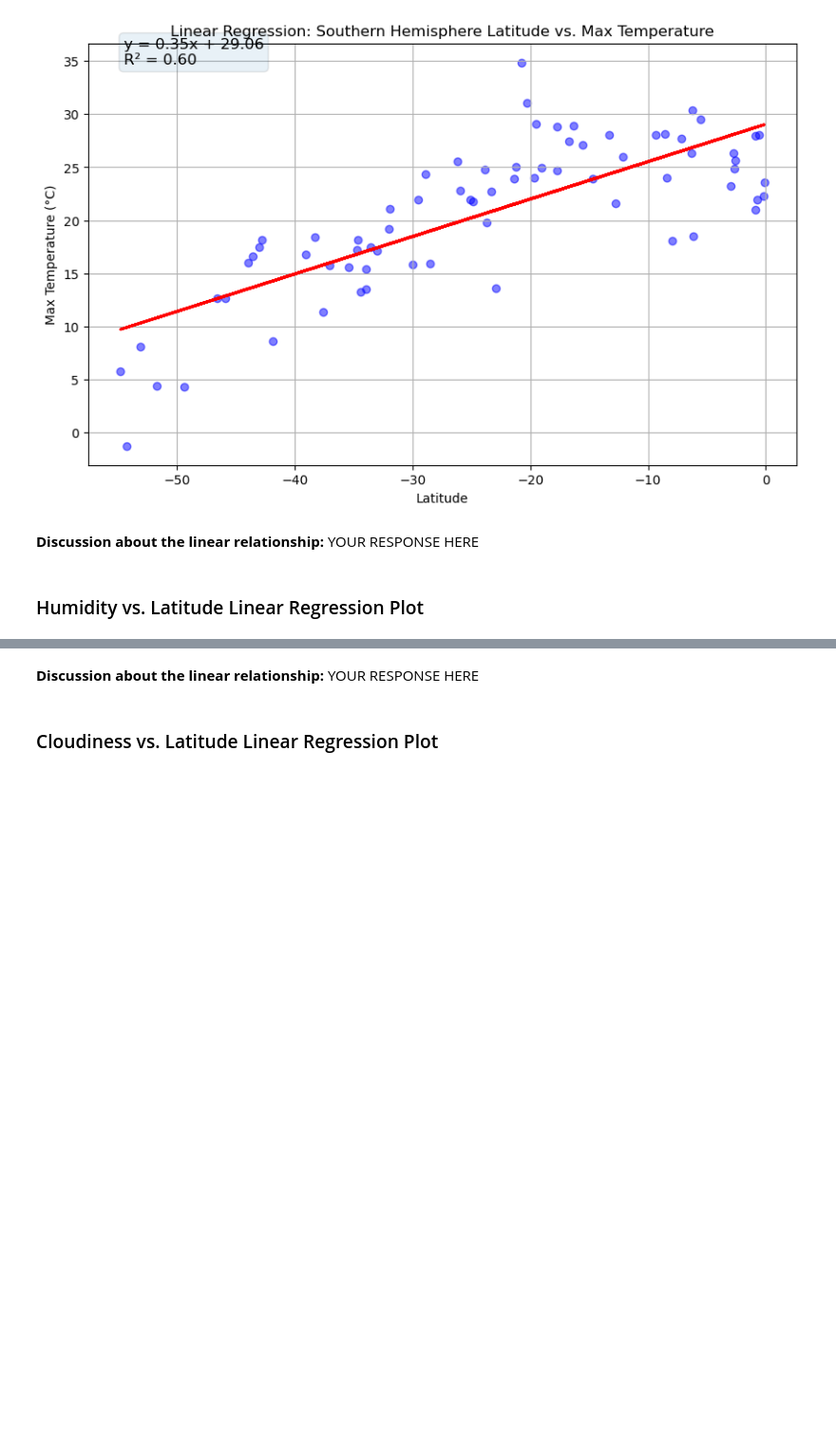
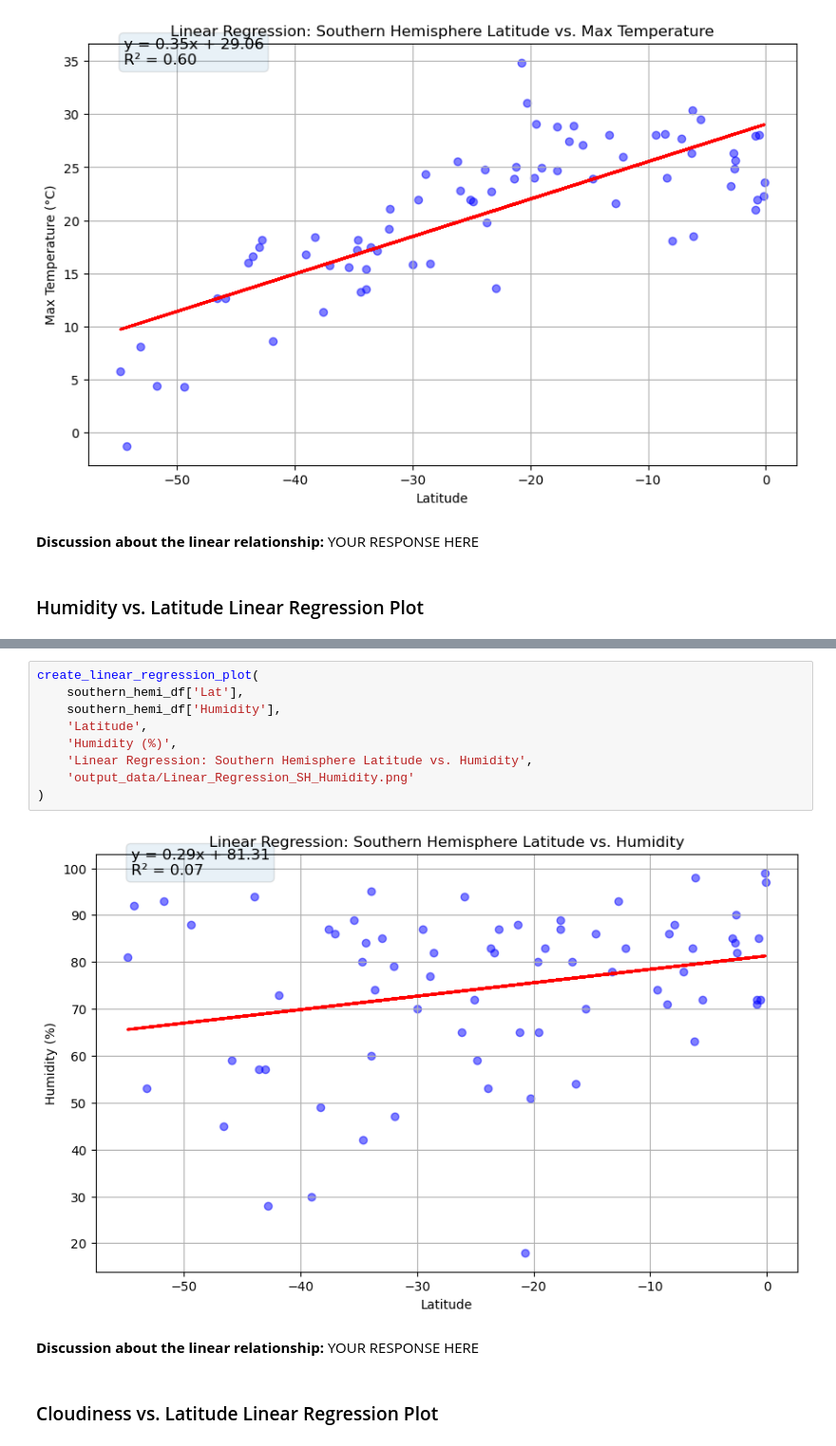
Before and after one commit to Kathyvng/python-api-challenge, a Jupyter notebook: WeatherPy/WeatherPy.ipynb, the cells around one changed output, grey strips where cells are left out. Shown at 95% size. Saved outputs shown, nothing was run; the diff lists cells and outputs as text; blank space fills up the shorter version.

```diff
--- a/WeatherPy/WeatherPy.ipynb
+++ b/WeatherPy/WeatherPy.ipynb
@@ -378,3 +378,14 @@ The r^2-value is: 0.00014367159540169783
+# %%
+create_linear_regression_plot(
+    southern_hemi_df['Lat'],
+    southern_hemi_df['Humidity'],
+    'Latitude',
+    'Humidity (%)',
+    'Linear Regression: Southern Hemisphere Latitude vs. Humidity',
+    'output_data/Linear_Regression_SH_Humidity.png'
+)
+# %% [output]
+[figure, added]
 # %% [markdown]
 **Discussion about the linear relationship:** YOUR RESPONSE HERE
 # %% [markdown]
```
Also changed, not shown: parts of 7 cells of this notebook, 6 other files.
